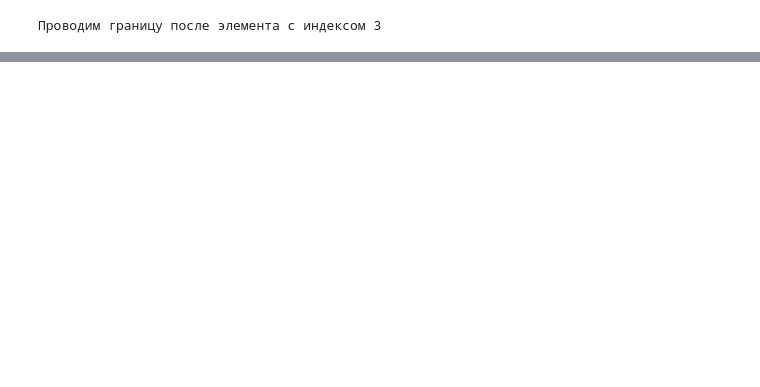
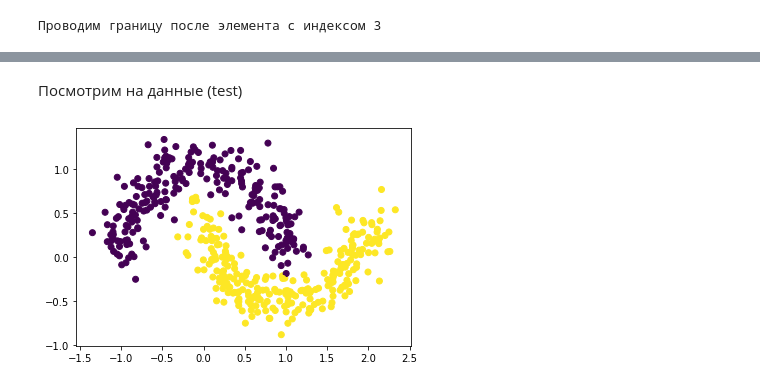
Before and after one commit to pikulevlv/tutorials, a Jupyter notebook: Реализация_алгоритмов.ipynb, the cells around one changed output, grey strips where cells are left out. Cells and saved outputs as stored; diff of their text form; code cells hidden in the pictures; blank space fills up the shorter version.

```diff
--- a/Реализация_алгоритмов.ipynb
+++ b/Реализация_алгоритмов.ipynb
@@ -62,0 +273,25 @@ gini_criterion([1,2,3,4,5,6,7,8,9], [0,1,0,0,1,1,0,1,1], print_= True)
+# %%
+# from sklearn.model_selection import StratifiedShuffleSplit
+from sklearn.base import clone
+from sklearn.metrics import accuracy_score
+from sklearn.tree import DecisionTreeClassifier
+from sklearn.datasets import make_moons, make_blobs
+from sklearn.model_selection import train_test_split
+import random
+import copy
+
+dtc = DecisionTreeClassifier(max_depth=1)
+# dtc = DecisionTreeClassifier(max_depth=4)
+
+RS = 44
+X, y = make_moons(n_samples=1000, noise=0.15, random_state=RS)
+# X, y = make_blobs(n_samples=1000, centers=2, cluster_std=1.1, n_features=2, random_state=RS)
+
+X_train, X_test, y_train, y_test = train_test_split(X, y, test_size=0.5, random_state=RS)
+# %% [markdown]
+Посмотрим на данные (test)
+# %%
+import matplotlib.pyplot as plt
+plt.scatter(X_test[:,0], X_test[:,1], c=y_test);
+# %% [output]
+[figure, added]
```
Also changed, not shown: parts of 13 cells of this notebook, 1 other file.
